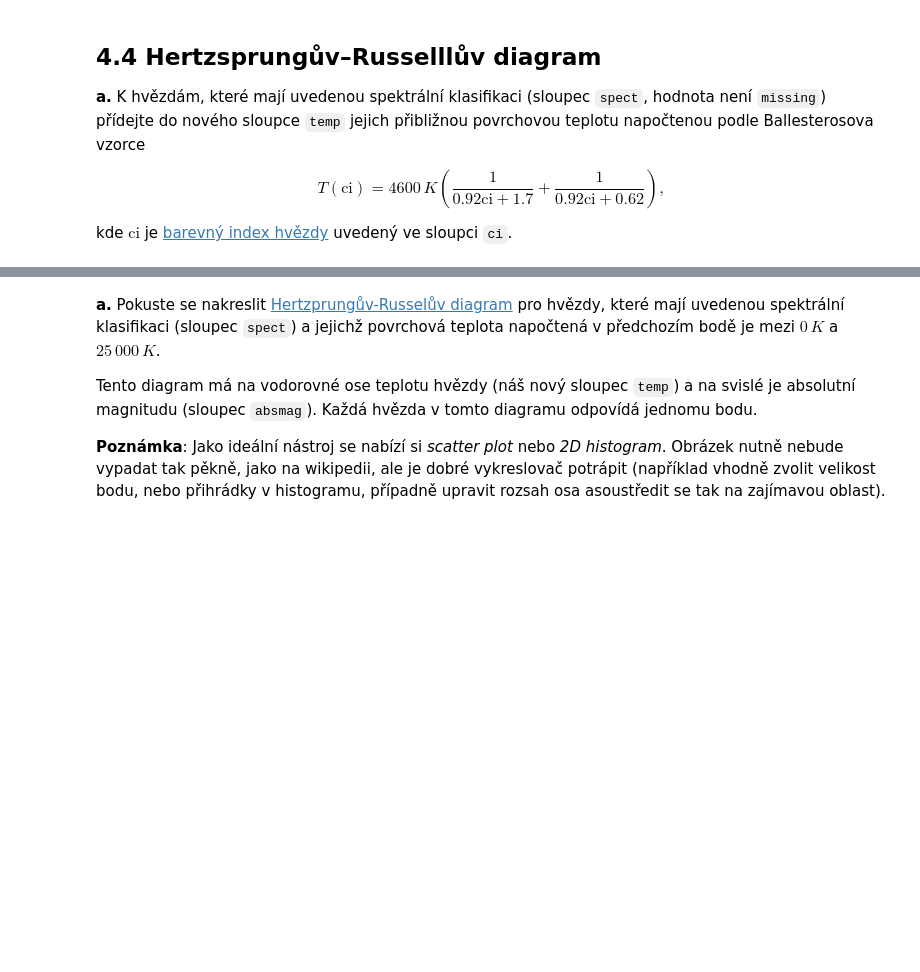
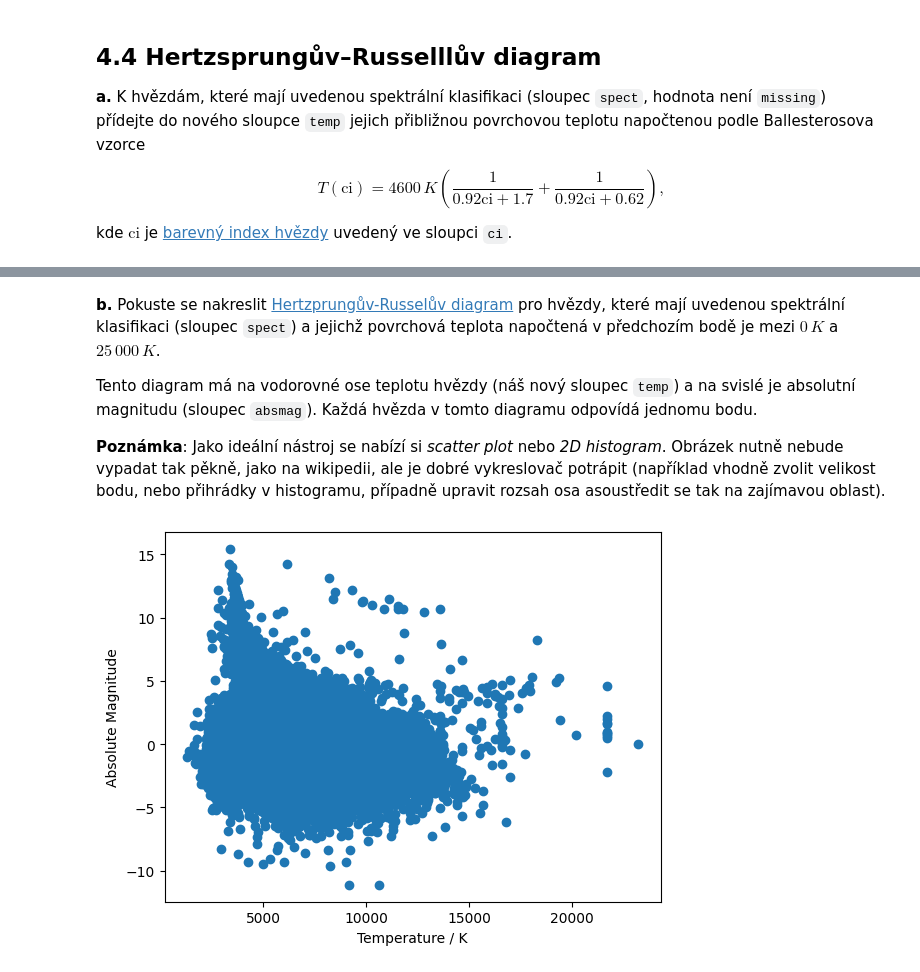
Before and after one commit to kralik555/BI-JUL, a Jupyter notebook: hw04-astro.ipynb, the cells around one changed output, grey strips where cells are left out. Cells and saved outputs as stored; diff of their text form; code cells hidden in the pictures; blank space fills up the shorter version.

```diff
--- a/hw04-astro.ipynb
+++ b/hw04-astro.ipynb
@@ -56,5 +309,5 @@ kde $\mathrm{ci}$ je [barevný index hvězdy](https://en.wikipedia.org/wiki/Colo
 # %% [markdown]
-**a.** Pokuste se nakreslit [Hertzprungův-Russelův diagram](https://en.wikipedia.org/wiki/Hertzsprung%E2%80%93Russell_diagram) pro hvězdy, které mají uvedenou spektrální klasifikaci (sloupec `spect`) a jejichž povrchová teplota napočtená v předchozím bodě je mezi $0\,K$ a $25\,000\,K$.
+**b.** Pokuste se nakreslit [Hertzprungův-Russelův diagram](https://en.wikipedia.org/wiki/Hertzsprung%E2%80%93Russell_diagram) pro hvězdy, které mají uvedenou spektrální klasifikaci (sloupec `spect`) a jejichž povrchová teplota napočtená v předchozím bodě je mezi $0\,K$ a $25\,000\,K$.
 
 Tento diagram má na vodorovné ose teplotu hvězdy (náš nový sloupec `temp`) a na svislé je absolutní magnitudu (sloupec `absmag`). Každá hvězda v tomto diagramu odpovídá jednomu bodu.
 
@@ -63,0 +315,15 @@ Tento diagram má na vodorovné ose teplotu hvězdy (náš nový sloupec `temp`)
+# %%
+temperatures = Vector{Union{Float64, Missing}}()
+absmags = Vector{Union{Float64, Missing}}()
+for row in eachrow(df)
+    if !ismissing(row[:temp]) && !ismissing(row[:absmag]) && row[:temp] > 0 && row[:temp] < 25_000
+        push!(temperatures, row[:temp])
+        push!(absmags, row[:absmag])
+    end
+end
+# %%
+PyPlot.scatter(temperatures, absmags)
+PyPlot.xlabel("Temperature / K")
+PyPlot.ylabel("Absolute Magnitude");
+# %% [output]
+[figure, added]
```
Also changed, not shown: parts of 21 cells of this notebook.
